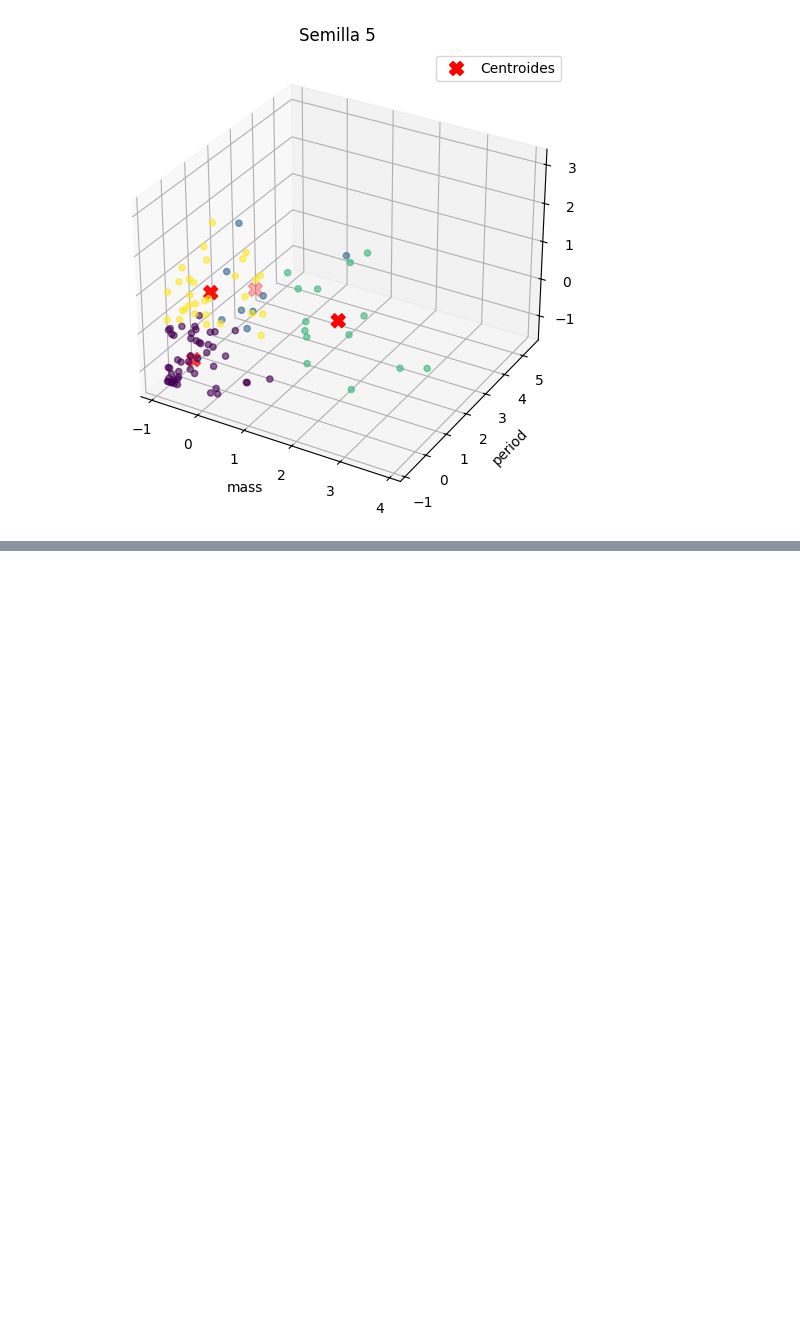
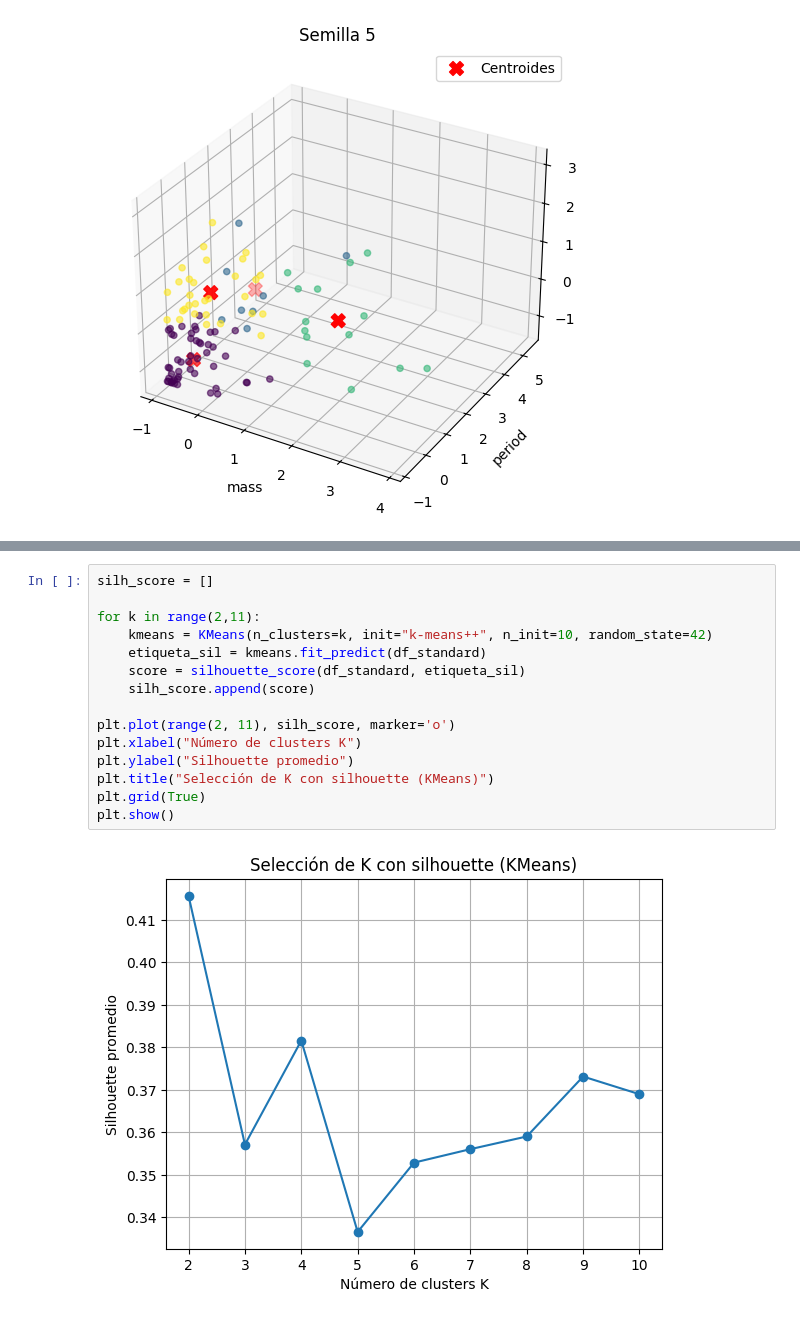
Before and after one commit to valentinarias-dtsc/inferencia_estadistica_tp2, a Jupyter notebook: Punto3.ipynb, the cells around one changed output, grey strips where cells are left out. Cells and saved outputs as stored; diff of their text form; blank space fills up the shorter version.

```diff
--- a/Punto3.ipynb
+++ b/Punto3.ipynb
@@ -195,0 +168,17 @@ plt.scatter(pruebas, minimos, color='blue')
+# %%
+silh_score = []
+
+for k in range(2,11):
+    kmeans = KMeans(n_clusters=k, init="k-means++", n_init=10, random_state=42)
+    etiqueta_sil = kmeans.fit_predict(df_standard)
+    score = silhouette_score(df_standard, etiqueta_sil)
+    silh_score.append(score)
+
+plt.plot(range(2, 11), silh_score, marker='o')
+plt.xlabel("Número de clusters K")
+plt.ylabel("Silhouette promedio")
+plt.title("Selección de K con silhouette (KMeans)")
+plt.grid(True)
+plt.show()
+# %% [output]
+[figure, added]
```
Also changed, not shown: parts of 23 cells of this notebook, 1 other file.
